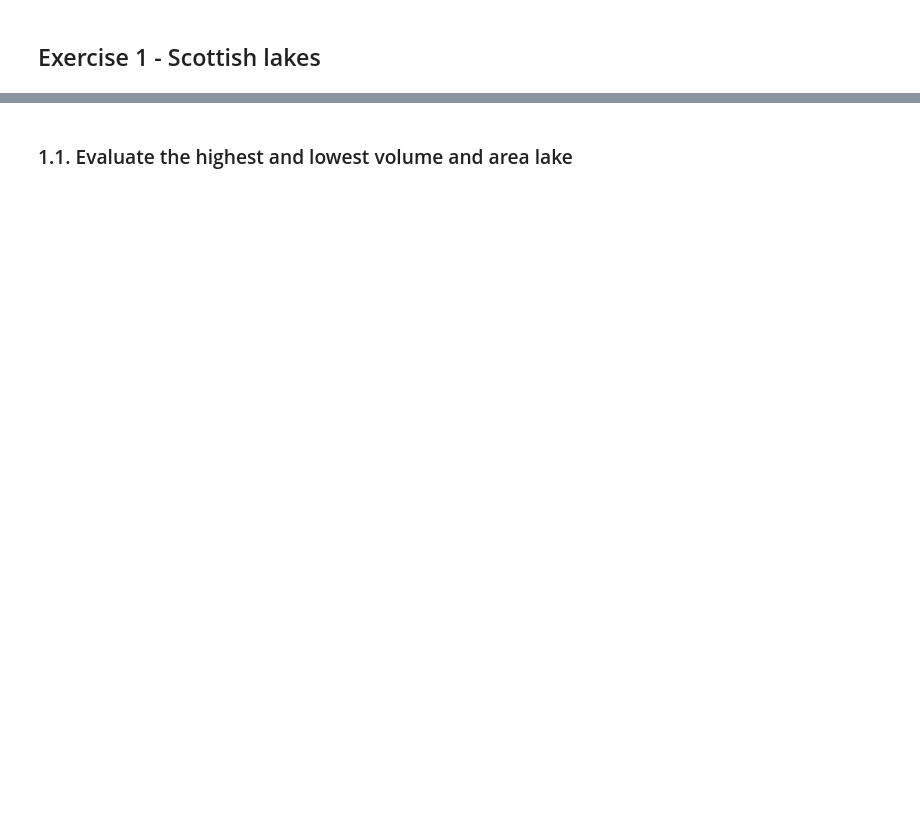
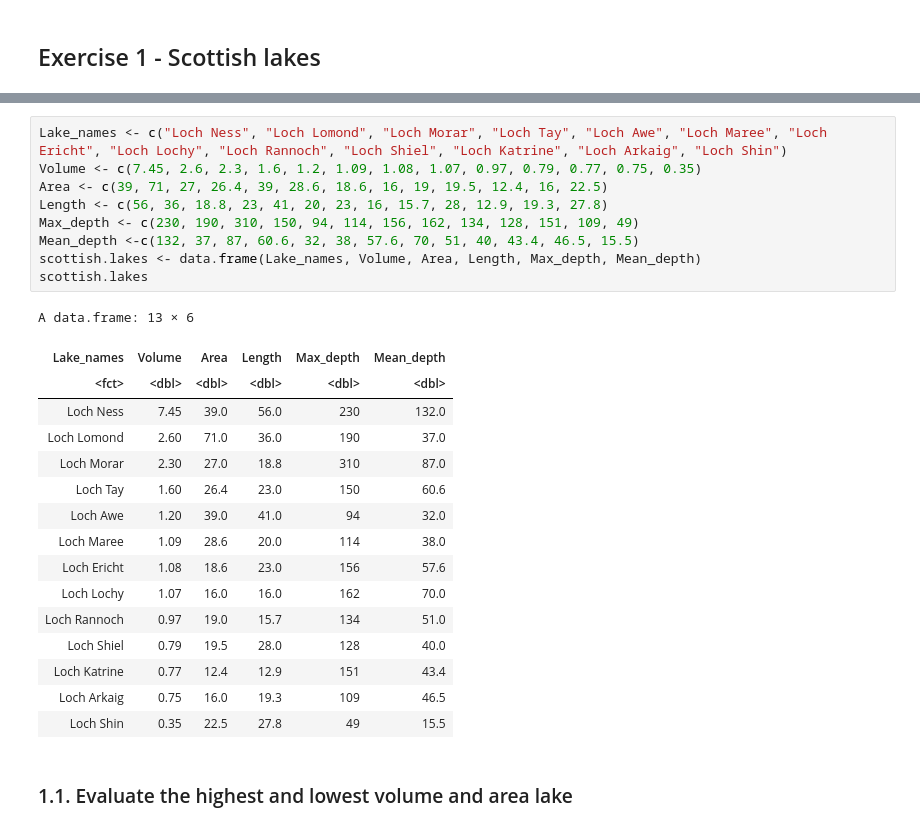
Before and after one commit to eigen-carmona/AdvStats, a Jupyter notebook: lab1/Solutions.ipynb, the cells around one changed output, grey strips where cells are left out. Saved outputs shown, nothing was run; the diff lists cells and outputs as text; blank space fills up the shorter version.

Commit message:
Building dataframe from vectors

```diff
--- a/lab1/Solutions.ipynb
+++ b/lab1/Solutions.ipynb
@@ -75,3 +3,29 @@ A data.frame: 13 × 11
+# %%
+Lake_names <- c("Loch Ness", "Loch Lomond", "Loch Morar", "Loch Tay", "Loch Awe", "Loch Maree", "Loch Ericht", "Loch Lochy", "Loch Rannoch", "Loch Shiel", "Loch Katrine", "Loch Arkaig", "Loch Shin")
+Volume <- c(7.45, 2.6, 2.3, 1.6, 1.2, 1.09, 1.08, 1.07, 0.97, 0.79, 0.77, 0.75, 0.35)
+Area <- c(39, 71, 27, 26.4, 39, 28.6, 18.6, 16, 19, 19.5, 12.4, 16, 22.5)
+Length <- c(56, 36, 18.8, 23, 41, 20, 23, 16, 15.7, 28, 12.9, 19.3, 27.8)
+Max_depth <- c(230, 190, 310, 150, 94, 114, 156, 162, 134, 128, 151, 109, 49)
+Mean_depth <-c(132, 37, 87, 60.6, 32, 38, 57.6, 70, 51, 40, 43.4, 46.5, 15.5)
+scottish.lakes <- data.frame(Lake_names, Volume, Area, Length, Max_depth, Mean_depth)
+scottish.lakes
+# %% [output]
+A data.frame: 13 × 6
+| Lake_names | Volume | Area | Length | Max_depth | Mean_depth |
+| <fct> | <dbl> | <dbl> | <dbl> | <dbl> | <dbl> |
+| Loch Ness | 7.45 | 39.0 | 56.0 | 230 | 132.0 |
+| Loch Lomond | 2.60 | 71.0 | 36.0 | 190 | 37.0 |
+| Loch Morar | 2.30 | 27.0 | 18.8 | 310 | 87.0 |
+| Loch Tay | 1.60 | 26.4 | 23.0 | 150 | 60.6 |
+| Loch Awe | 1.20 | 39.0 | 41.0 | 94 | 32.0 |
+| Loch Maree | 1.09 | 28.6 | 20.0 | 114 | 38.0 |
+| Loch Ericht | 1.08 | 18.6 | 23.0 | 156 | 57.6 |
+| Loch Lochy | 1.07 | 16.0 | 16.0 | 162 | 70.0 |
+| Loch Rannoch | 0.97 | 19.0 | 15.7 | 134 | 51.0 |
+| Loch Shiel | 0.79 | 19.5 | 28.0 | 128 | 40.0 |
+| Loch Katrine | 0.77 | 12.4 | 12.9 | 151 | 43.4 |
+| Loch Arkaig | 0.75 | 16.0 | 19.3 | 109 | 46.5 |
+| Loch Shin | 0.35 | 22.5 | 27.8 | 49 | 15.5 |
 # %% [markdown]
 ### 1.1. Evaluate the highest and lowest volume and area lake
 # %%
```
Also changed, not shown: parts of 5 cells of this notebook.
